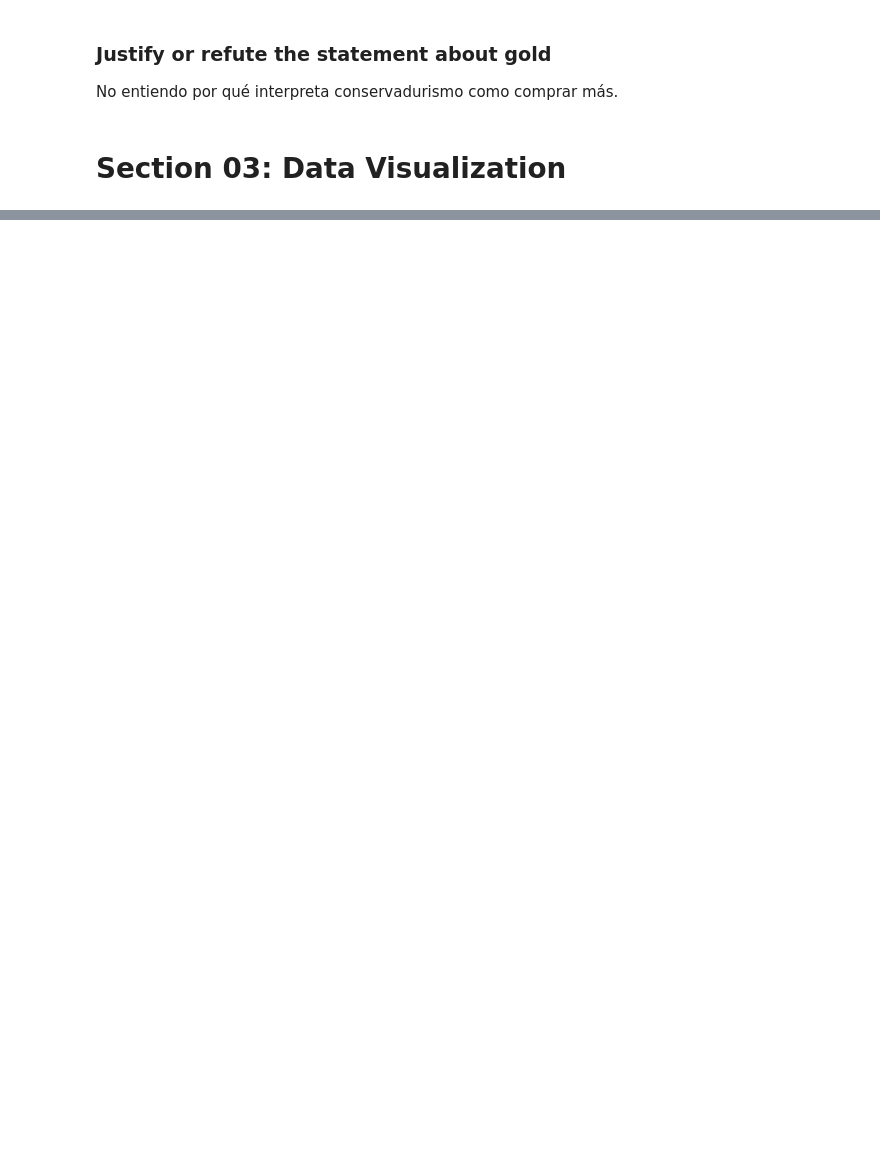
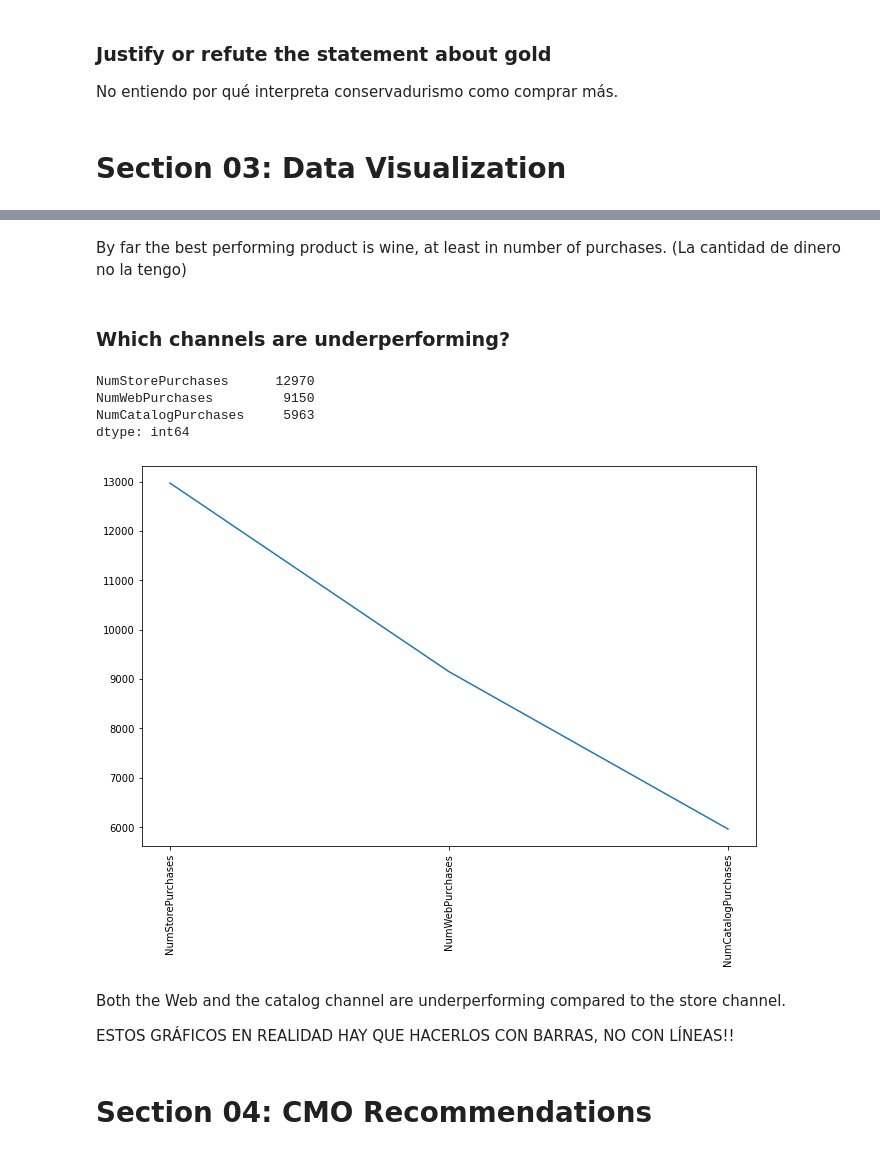
Before and after one commit to andres-troiano/Marketing-Analytics, a Jupyter notebook: Marketing Analytics Project.ipynb, the cells around one changed output, grey strips where cells are left out. Saved outputs shown, nothing was run; the diff lists cells and outputs as text; code cells hidden in the pictures; blank space fills up the shorter version.

```diff
--- a/Marketing Analytics Project.ipynb
+++ b/Marketing Analytics Project.ipynb
@@ -268,0 +471,25 @@ No entiendo por qué interpreta conservadurismo como comprar más.
+# %% [markdown]
+By far the best performing product is wine, at least in number of purchases. (La cantidad de dinero no la tengo)
+# %% [markdown]
+### Which channels are underperforming?
+# %%
+sales_by_channel = df[['NumWebPurchases', 'NumCatalogPurchases', 'NumStorePurchases']].sum()
+sales_by_channel = sales_by_channel.sort_values(ascending=False)
+sales_by_channel
+# %% [output]
+NumStorePurchases      12970
+NumWebPurchases         9150
+NumCatalogPurchases     5963
+dtype: int64
+# %%
+fig, ax = plt.subplots(figsize=(11, 7))
+g = sns.lineplot(data=sales_by_channel, ax=ax)
+_ = plt.setp(g.get_xticklabels(), rotation=90)
+# %% [output]
+[figure, added]
+# %% [markdown]
+Both the Web and the catalog channel are underperforming compared to the store channel.
+
+ESTOS GRÁFICOS EN REALIDAD HAY QUE HACERLOS CON BARRAS, NO CON LÍNEAS!!
+# %% [markdown]
+# Section 04: CMO Recommendations
```
Also changed, not shown: parts of 24 cells of this notebook.
